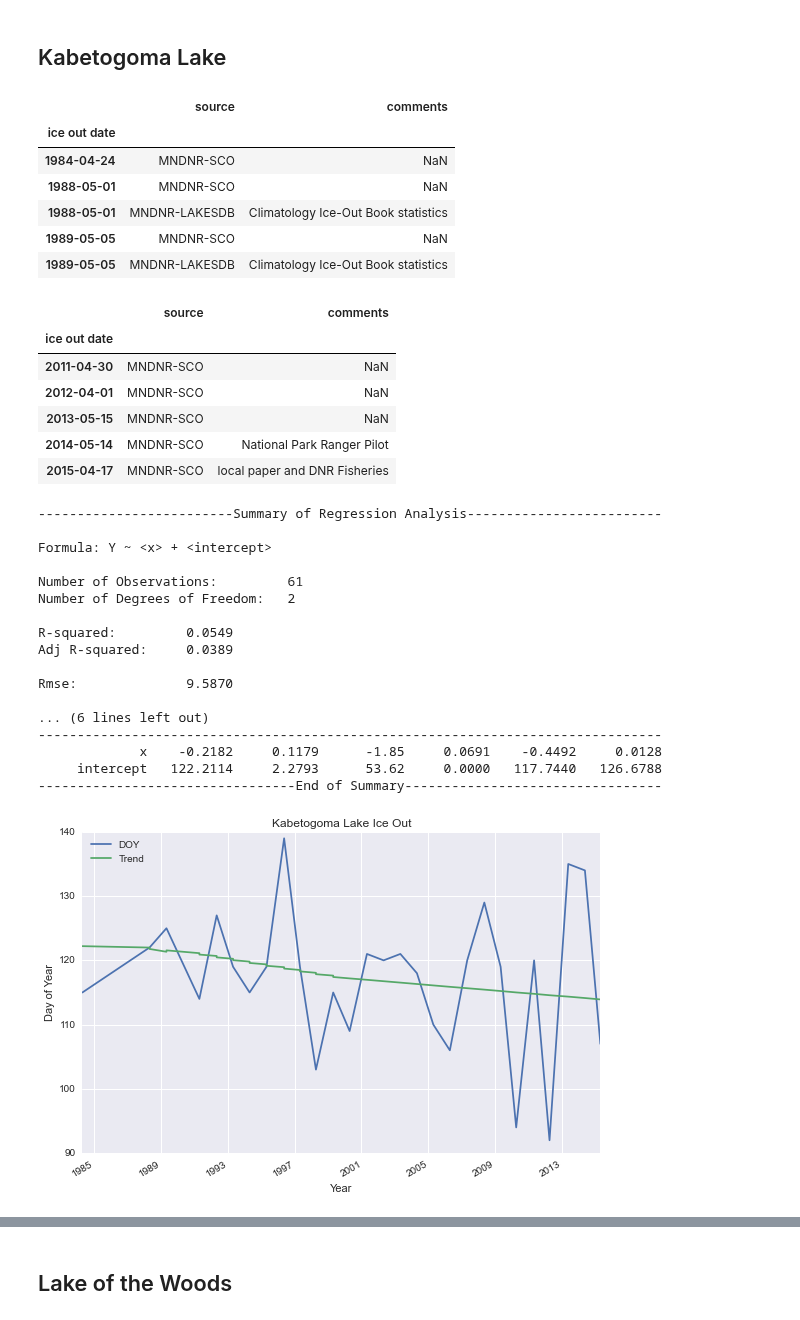
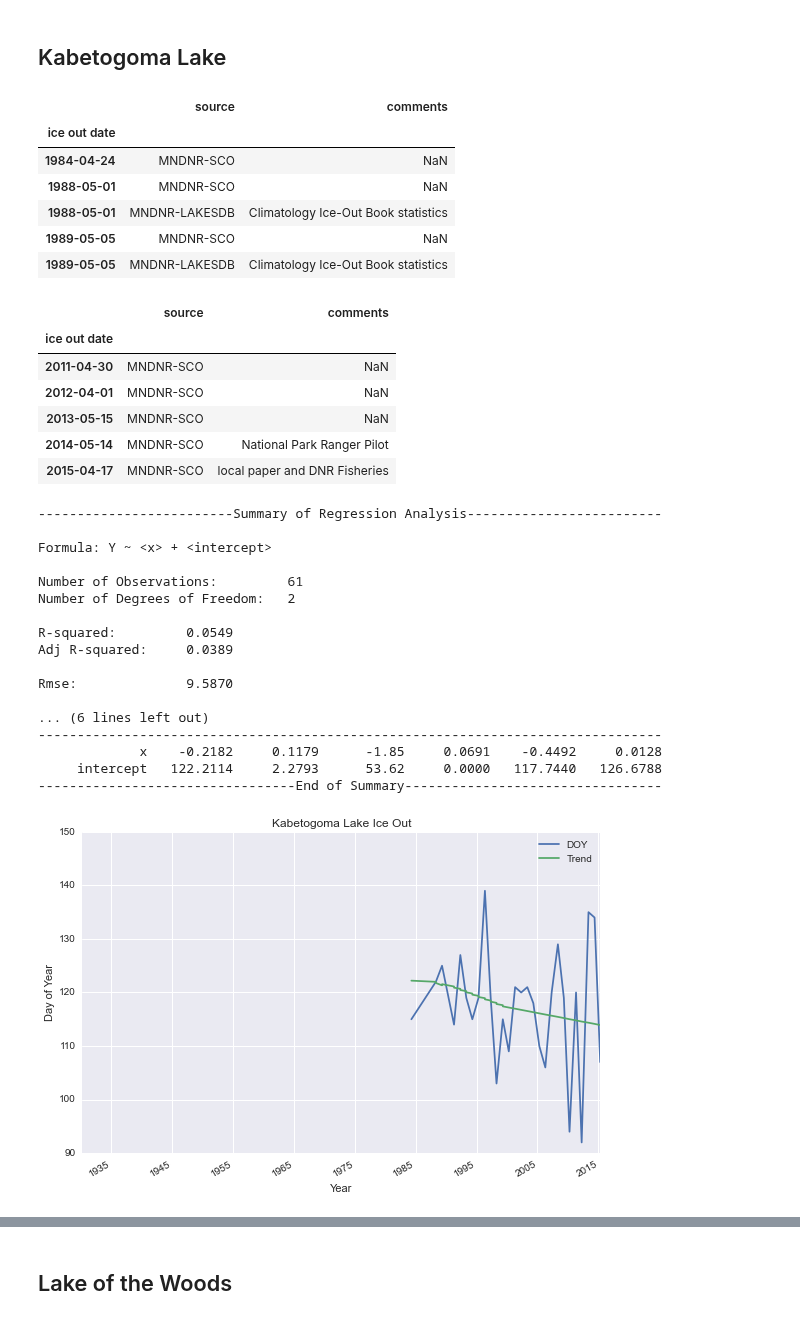
Before and after one commit to kmcgarry7/Rainy-Lake-Hydrology, a Jupyter notebook: Ice_Out_Dates.ipynb, the cells around one changed output, grey strips where cells are left out. Saved outputs shown, nothing was run; the diff lists cells and outputs as text; code cells hidden in the pictures.

```diff
--- a/Ice_Out_Dates.ipynb
+++ b/Ice_Out_Dates.ipynb
@@ -35,7 +35,7 @@ dir = "./data/"
 ## Rainy Lake
 # %%
 # Read .csv file
-RL_ICEOUT = pd.read_csv(dir + 'IceOut_RL.txt',index_col=0,parse_dates=True,skiprows=0);
+RL_ICEOUT = pd.read_csv(dir + 'IceOut_RL.txt',index_col=0,parse_dates=True,skiprows=1);
 display(RL_ICEOUT.head())
 display(RL_ICEOUT.tail())
 
@@ -52,6 +52,8 @@ plt.title('Rainy Lake Ice Out')
 plt.ylabel('Day of Year')
 plt.xlabel('Year')
 
+rl = plt.gca()
+
 plt.tight_layout()
 
 fname = './images/IceOut_RL.png'
@@ -113,6 +115,7 @@ KL_ICEOUT[['DOY','Trend']].plot()
 plt.title('Kabetogoma Lake Ice Out')
 plt.ylabel('Day of Year')
 plt.xlabel('Year')
+plt.axis(rl.axis())
 
 plt.tight_layout()
 
@@ -125,31 +128,31 @@ plt.savefig(fname)
 | ice out date |  |  |
 | 1984-04-24 | MNDNR-SCO | NaN |
 | 1988-05-01 | MNDNR-SCO | NaN |
 | 1988-05-01 | MNDNR-LAKESDB | Climatology Ice-Out Book statistics |
 | 1989-05-05 | MNDNR-SCO | NaN |
 | 1989-05-05 | MNDNR-LAKESDB | Climatology Ice-Out Book statistics |
 |  | source | comments |
 | ice out date |  |  |
 | 2011-04-30 | MNDNR-SCO | NaN |
 | 2012-04-01 | MNDNR-SCO | NaN |
 | 2013-05-15 | MNDNR-SCO | NaN |
 | 2014-05-14 | MNDNR-SCO | National Park Ranger Pilot |
 | 2015-04-17 | MNDNR-SCO | local paper and DNR Fisheries |
 -------------------------Summary of Regression Analysis-------------------------
 
 Formula: Y ~ <x> + <intercept>
 
 Number of Observations:         61
 Number of Degrees of Freedom:   2
 
 R-squared:         0.0549
 Adj R-squared:     0.0389
 
 Rmse:              9.5870
 
 ... (6 lines left out)
 --------------------------------------------------------------------------------
              x    -0.2182     0.1179      -1.85     0.0691    -0.4492     0.0128
      intercept   122.2114     2.2793      53.62     0.0000   117.7440   126.6788
 ---------------------------------End of Summary---------------------------------
-[figure, old version]
+[figure, new version]
```
Also changed, not shown: parts of 2 cells of this notebook, 22 other files.
